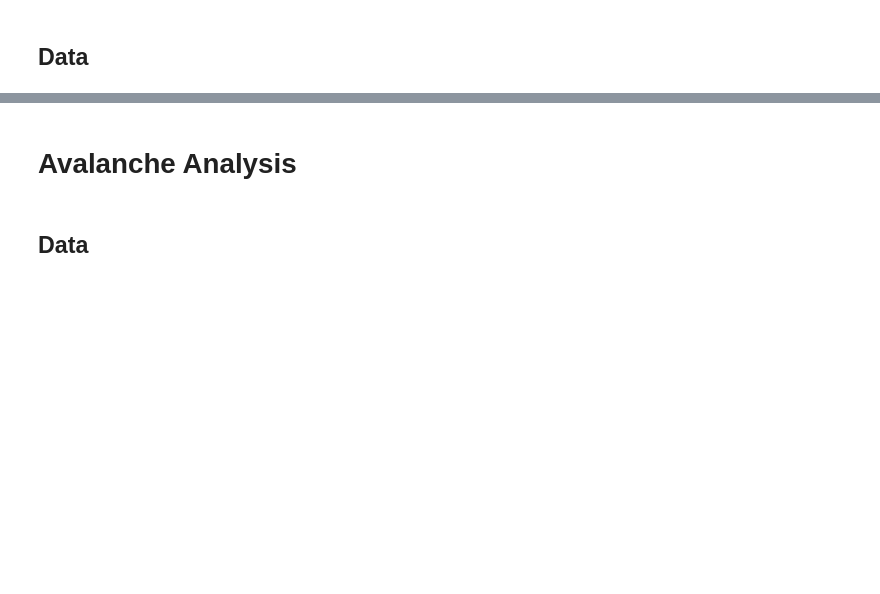
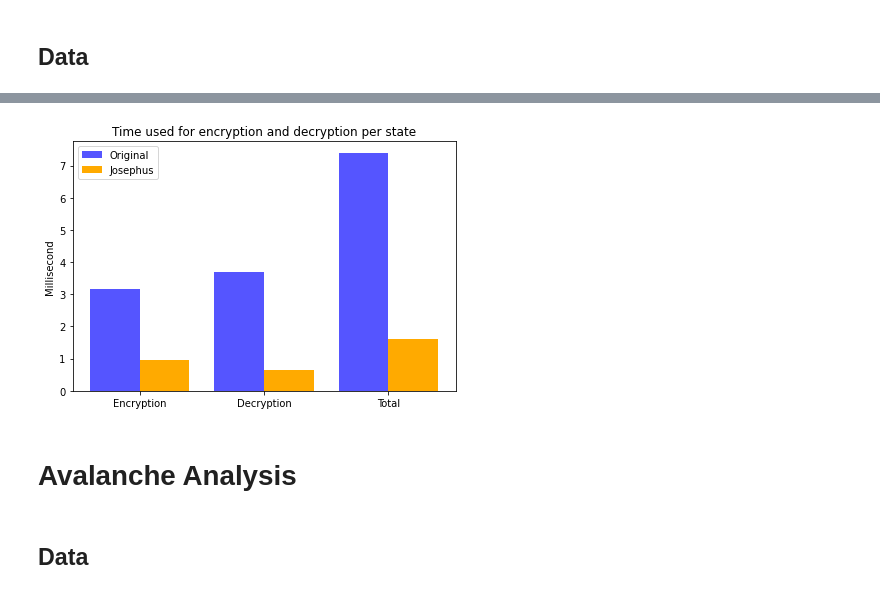
Before and after one commit to WingedSeal/AES_Josephus, a Jupyter notebook: data/result_data_analysis.ipynb, the cells around one changed output, grey strips where cells are left out. Cells and saved outputs as stored; diff of their text form; code cells hidden in the pictures; blank space fills up the shorter version.

```diff
--- a/data/result_data_analysis.ipynb
+++ b/data/result_data_analysis.ipynb
@@ -126,7 +127,30 @@ plt.show()
+# %%
+labels = ["Encryption", "Decryption", "Total"]
+bar_width = 0.4
+
+fig, ax = plt.subplots()
+x = np.arange(len(labels))
+
+ax.bar(x - bar_width/2,
+       time_data_original.values(),
+       bar_width, label='Original', color='#5555FF')
+ax.bar(x + bar_width/2,
+       time_data_josephus.values(),
+       bar_width, label='Josephus', color='#FFAA00')
+ax.set_ylabel('Millisecond')
+ax.set_xticks(x)
+ax.set_xticklabels(labels)
+ax.legend()
+fig.tight_layout()
+
+plt.title('Time used for encryption and decryption per state')
+plt.show()
+# %% [output]
+[figure, added]
 # %% [markdown]
 # Avalanche Analysis
-# %% [markdown]
-## Data
+# %% [markdown]
+## Data
 # %%
 avalanche_df = pd.read_csv("avalanche_data.csv")
 avalanche_df["Original_AES_Avalanche"] = avalanche_df["Original_AES_Avalanche"].astype(float)*100
```
Also changed, not shown: parts of 21 cells of this notebook, 1 other file.
